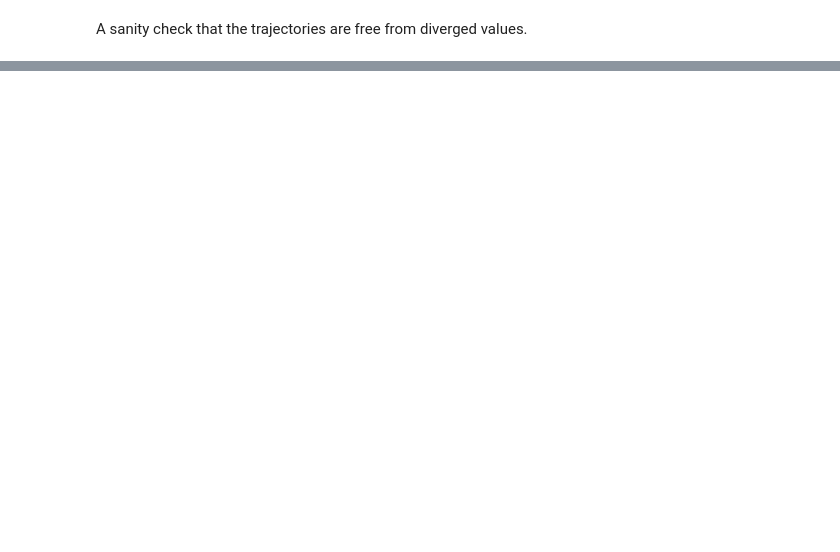
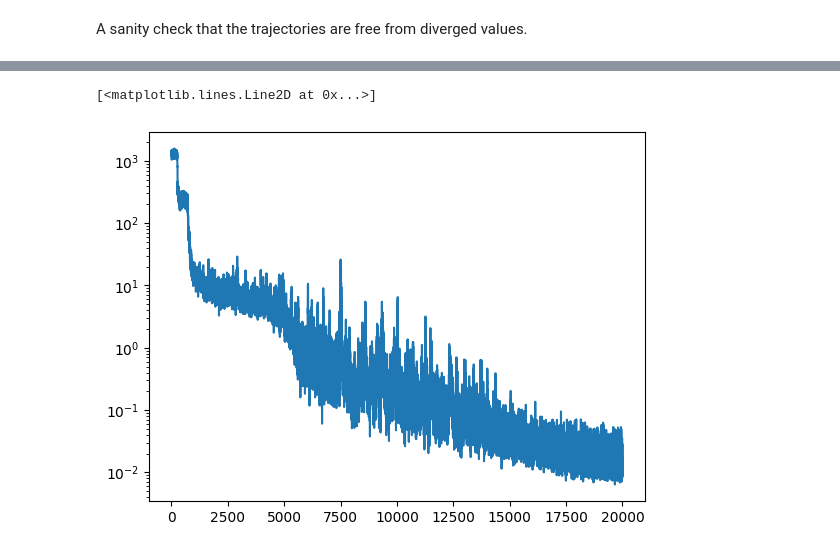
Before and after one commit to Ceyron/trainax, a Jupyter notebook: docs/examples/advanced_lorenz_emulation.ipynb, the cells around one changed output, grey strips where cells are left out. Cells and saved outputs as stored; diff of their text form; code cells hidden in the pictures; blank space fills up the shorter version.

```diff
--- a/docs/examples/advanced_lorenz_emulation.ipynb
+++ b/docs/examples/advanced_lorenz_emulation.ipynb
@@ -65,13 +249,18 @@ emulator = eqx.nn.MLP(3, 3, 60, 6, jax.nn.relu, key=jax.random.PRNGKey(0))
 # %%
 sup_5_trainer = tx.trainer.SupervisedTrainer(
     lorenz_data_trj,
-    optimizer=optax.adam(1e-4),
+    optimizer=optax.adam(optax.warmup_cosine_decay_schedule(0.0, 3e-4, 3000, 20000)),
     num_training_steps=20_000,
     batch_size=64,
     num_rollout_steps=5,
 )
 # %%
 sup_5_trained_emu, sup_5_loss_history = sup_5_trainer(emulator, jax.random.PRNGKey(0))
+# %%
+plt.semilogy(sup_5_loss_history)
+# %% [output]
+[<matplotlib.lines.Line2D at 0x...>]
+[figure, added]
 # %%
 sup_5_emulator_trj = jax.vmap(
     rollout(sup_5_trained_emu, lorenz_data_trj.shape[1] - 1, include_init=True)
```
Also changed, not shown: parts of 87 cells of this notebook, 1 other file.
